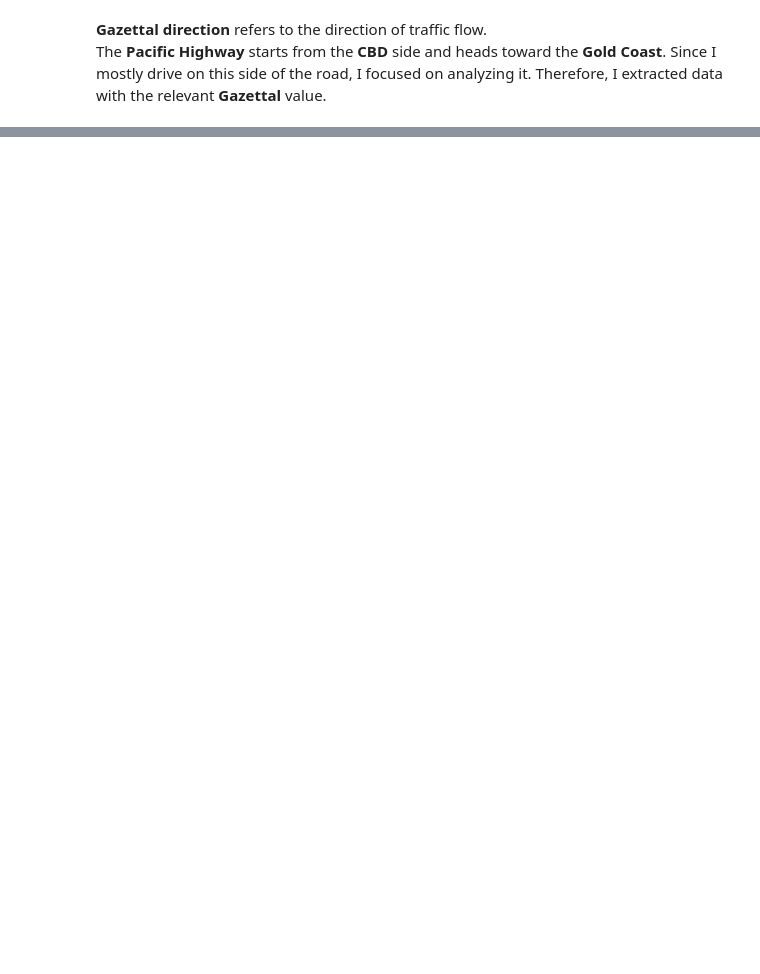
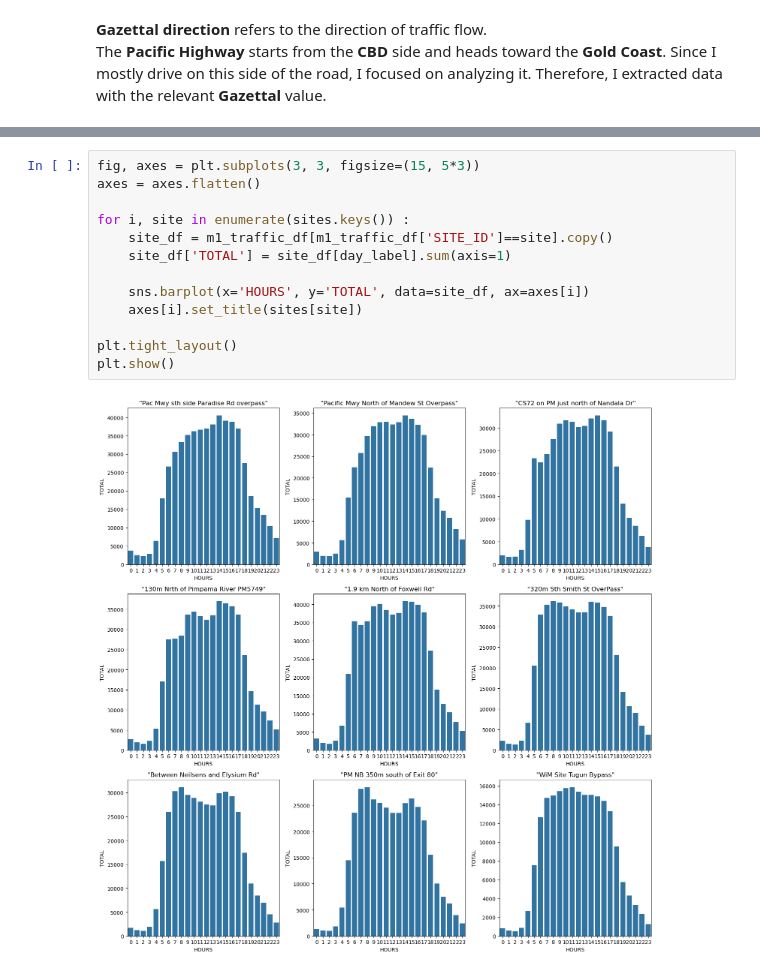
Before and after one commit to SuhyunKimm/M1MotorwayCongestionAnalysis, a Jupyter notebook: M1MotorwayCongestionAnalysis.ipynb, the cells around one changed output, grey strips where cells are left out. Drawn from its saved outputs; the diff is of its cells as text; blank space fills up the shorter version.

```diff
--- a/M1MotorwayCongestionAnalysis.ipynb
+++ b/M1MotorwayCongestionAnalysis.ipynb
@@ -119,0 +144,15 @@ memory usage: 33.9+ KB
+# %%
+fig, axes = plt.subplots(3, 3, figsize=(15, 5*3))
+axes = axes.flatten()
+
+for i, site in enumerate(sites.keys()) :
+    site_df = m1_traffic_df[m1_traffic_df['SITE_ID']==site].copy()
+    site_df['TOTAL'] = site_df[day_label].sum(axis=1)
+
+    sns.barplot(x='HOURS', y='TOTAL', data=site_df, ax=axes[i])
+    axes[i].set_title(sites[site])
+
+plt.tight_layout()
+plt.show()
+# %% [output]
+[figure, added]
```
Also changed, not shown: parts of 10 cells of this notebook.
